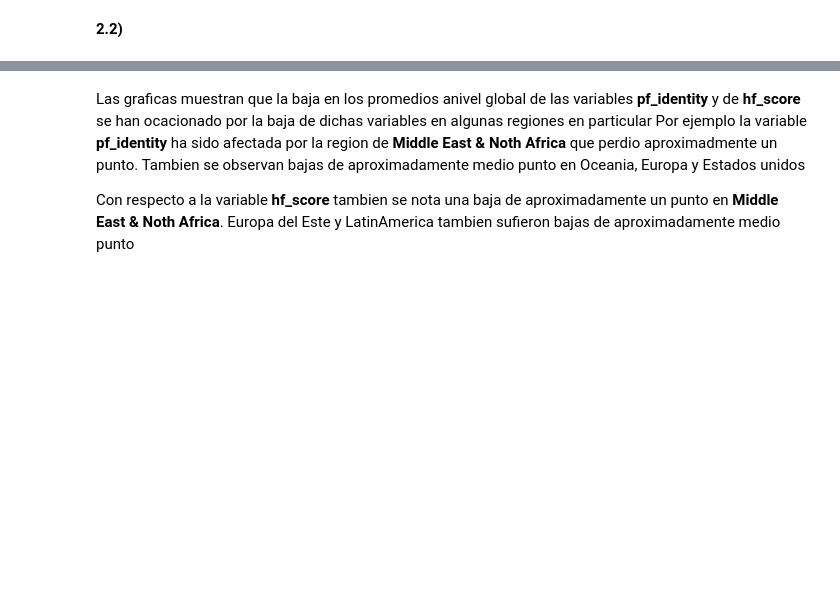
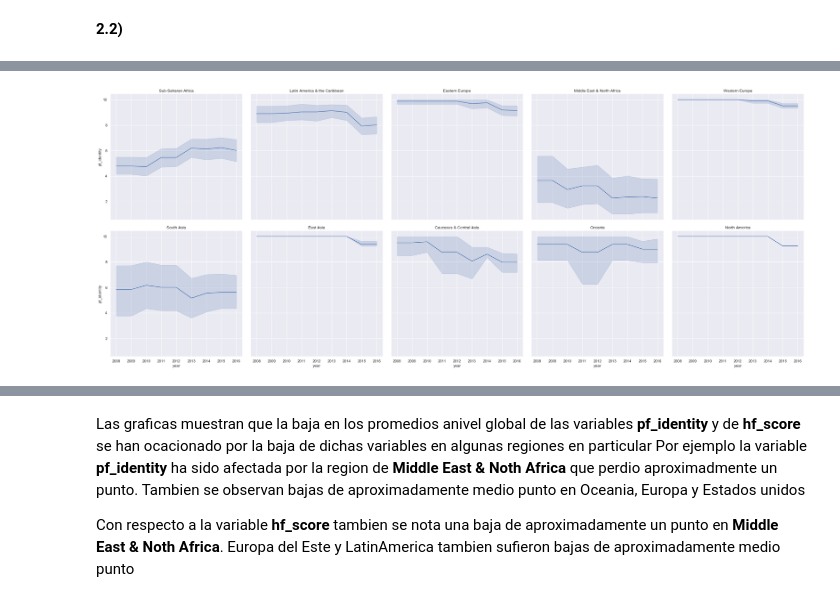
Before and after one commit to lvc0107/diplodatos, a Jupyter notebook: notebooks/practico1.ipynb, the cells around one changed output, grey strips where cells are left out. Cells and saved outputs as stored; diff of their text form; code cells hidden in the pictures; blank space fills up the shorter version.

```diff
--- a/notebooks/practico1.ipynb
+++ b/notebooks/practico1.ipynb
@@ -316,0 +286,3 @@ plot_means_by_region_years(dataset, 'hf_score')
+# %%
+paises_por_region = dataset['region'].value_counts()/ len(dataset['year'].unique())
+paises_por_region
@@ -316,0 +301,6 @@ plot_means_by_region_years(dataset, 'hf_score')
+# %%
+g = sb.FacetGrid(data=dataset, col='region', col_wrap=5, height=6, col_order=paises_por_region.index)
+g.map(sb.lineplot, 'year', 'pf_identity').set_titles('{col_name}')
+plt.show()
+# %% [output]
+[figure, added]
```
Also changed, not shown: parts of 17 cells of this notebook.
